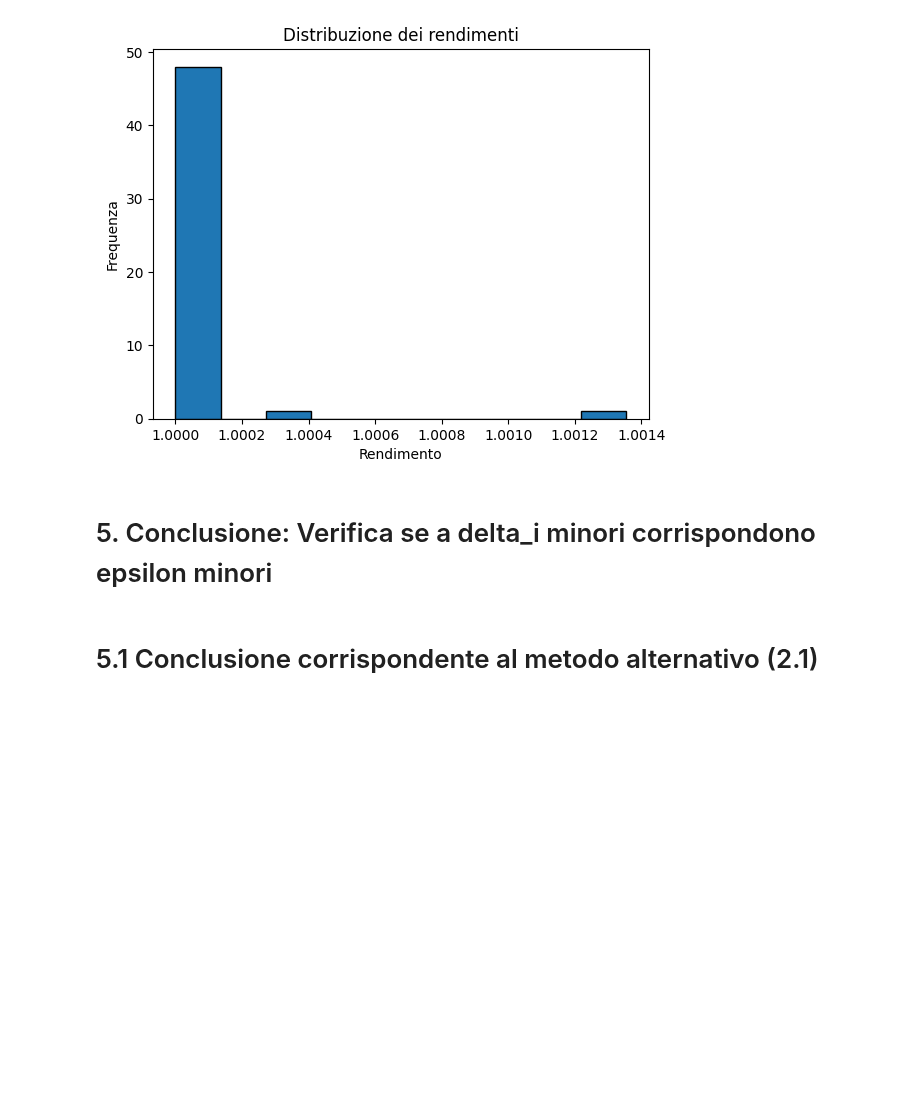
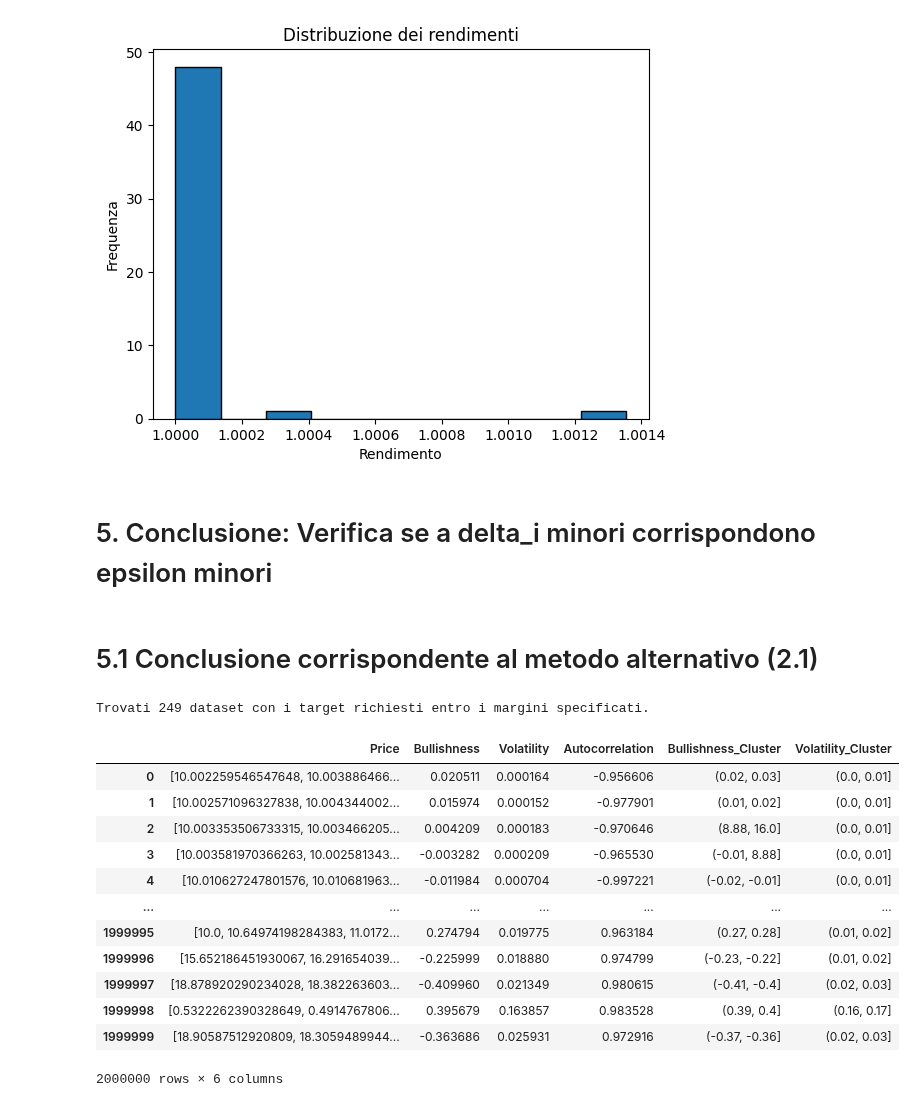
Before and after one commit to AleImbri/Crypto-strategies-simulations, a Jupyter notebook: Studio generalizzabilità strategia per cluster.ipynb, the cells around one changed output. Cells and saved outputs as stored; diff of their text form; code cells hidden in the pictures; blank space fills up the shorter version.

Commit message:
Concluso studio con bullishness, volatilità e autocorrelazione

```diff
--- a/Studio generalizzabilità strategia per cluster.ipynb
+++ b/Studio generalizzabilità strategia per cluster.ipynb
@@ -670,0 +697,29 @@ Generando cluster_stats 2000/2000 per autocorrelazione=0.999, mu=10.0, sigma=10.
+# %%
+# Funzione per leggere e riconvertire i dati del JSON in formato originale
+def leggi_dati_da_json(file_path):
+    # Legge il file JSON
+    with open(file_path, 'r') as file:
+        datasets = json.load(file)
+        print(len(datasets))
+
+    # Converte le stringhe di intervallo in oggetti pd.Interval
+    for dataset in datasets:
+        if 'Bullishness_Cluster' in dataset:
+            # Usa espressione regolare per estrarre i limiti numerici dall'intervallo
+            bounds = re.findall(r"[-+]?\d*\.\d+|\d+", dataset['Bullishness_Cluster'])
+            left, right = float(bounds[0]), float(bounds[1])
+            dataset['Bullishness_Cluster'] = pd.Interval(left, right, closed='right')
+
+        if 'Volatility_Cluster' in dataset:
+            bounds = re.findall(r"[-+]?\d*\.\d+|\d+", dataset['Volatility_Cluster'])
+            left, right = float(bounds[0]), float(bounds[1])
+            dataset['Volatility_Cluster'] = pd.Interval(left, right, closed='right')
+
+        # Converte Price in array NumPy se rappresentato come lista
+        if isinstance(dataset['Price'], list):
+            dataset['Price'] = np.array(dataset['Price'])
+
+    return datasets
+# %%
+# Usa la funzione per ricaricare i dati
+combinazioni_datasets = leggi_dati_da_json('combinazioni_datasets.json')
@@ -1508,15 +1565,17 @@ Rendimento medio: 1.00003 con epsilon di 1.0013547565912806 - 1.0 = 0.00135
 # %% [markdown]
 # 5.1 Conclusione corrispondente al metodo alternativo (2.1)
 # %%
-# Ora chiedo certi target che spero di trovare in mezzo a tutte le combinazioni generate
-target_bullishness = 0
-target_volatility = 0.01
-target_autocorrelation = 0.9
-delta_1 = 0.01
-delta_2 = 0.01
-delta_3 = 0.01
+# # Ora chiedo certi target che spero di trovare in mezzo a tutte le combinazioni generate
+# target_bullishness = 0
+# target_volatility = 0.01
+# target_autocorrelation = 0.9
+# delta_1 = 0.01
+# delta_2 = 0.01
+# delta_3 = 0.01
 
-datasets_trovati_statistiche, datasets_trovati = filtra_datasets_per_target(
-    combinazioni_cluster_stats, combinazioni_datasets, target_bullishness, target_volatility, target_autocorrelation, delta_1, delta_2, delta_3
-)
+# datasets_trovati_statistiche, datasets_trovati = filtra_datasets_per_target(
+#     combinazioni_cluster_stats, combinazioni_datasets, target_bullishness, target_volatility, target_autocorrelation, delta_1, delta_2, delta_3
+# )
+# %% [output]
+Trovati 249 dataset con i target richiesti entro i margini specificati.
 # %%
@@ -1632,0 +1692,16 @@ print(f"Percentuale di casi in cui volume ed epsilon crescono insieme: {percentu
+# %%
+pd.DataFrame(combinazioni_datasets)
+# %% [output]
+|  | Price | Bullishness | Volatility | Autocorrelation | Bullishness_Cluster | Volatility_Cluster |
+| 0 | [10.002259546547648, 10.003886466... | 0.020511 | 0.000164 | -0.956606 | (0.02, 0.03] | (0.0, 0.01] |
+| 1 | [10.002571096327838, 10.004344002... | 0.015974 | 0.000152 | -0.977901 | (0.01, 0.02] | (0.0, 0.01] |
+| 2 | [10.003353506733315, 10.003466205... | 0.004209 | 0.000183 | -0.970646 | (8.88, 16.0] | (0.0, 0.01] |
+| 3 | [10.003581970366263, 10.002581343... | -0.003282 | 0.000209 | -0.965530 | (-0.01, 8.88] | (0.0, 0.01] |
+| 4 | [10.010627247801576, 10.010681963... | -0.011984 | 0.000704 | -0.997221 | (-0.02, -0.01] | (0.0, 0.01] |
+| ... | ... | ... | ... | ... | ... | ... |
+| 1999995 | [10.0, 10.64974198284383, 11.0172... | 0.274794 | 0.019775 | 0.963184 | (0.27, 0.28] | (0.01, 0.02] |
+| 1999996 | [15.652186451930067, 16.291654039... | -0.225999 | 0.018880 | 0.974799 | (-0.23, -0.22] | (0.01, 0.02] |
+| 1999997 | [18.878920290234028, 18.382263603... | -0.409960 | 0.021349 | 0.980615 | (-0.41, -0.4] | (0.02, 0.03] |
+| 1999998 | [0.5322262390328649, 0.4914767806... | 0.395679 | 0.163857 | 0.983528 | (0.39, 0.4] | (0.16, 0.17] |
+| 1999999 | [18.90587512920809, 18.3059489944... | -0.363686 | 0.025931 | 0.972916 | (-0.37, -0.36] | (0.02, 0.03] |
+2000000 rows × 6 columns
```
Also changed, not shown: parts of 11 cells of this notebook.
